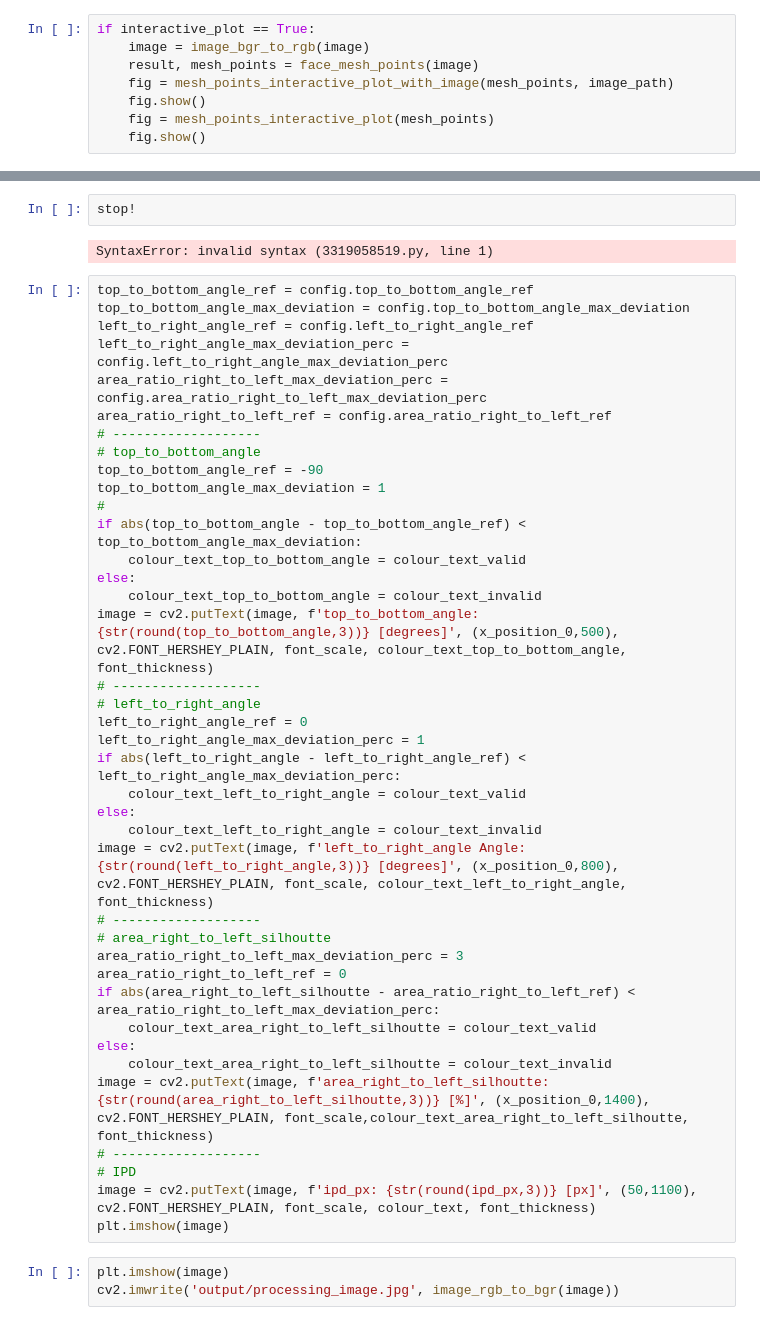
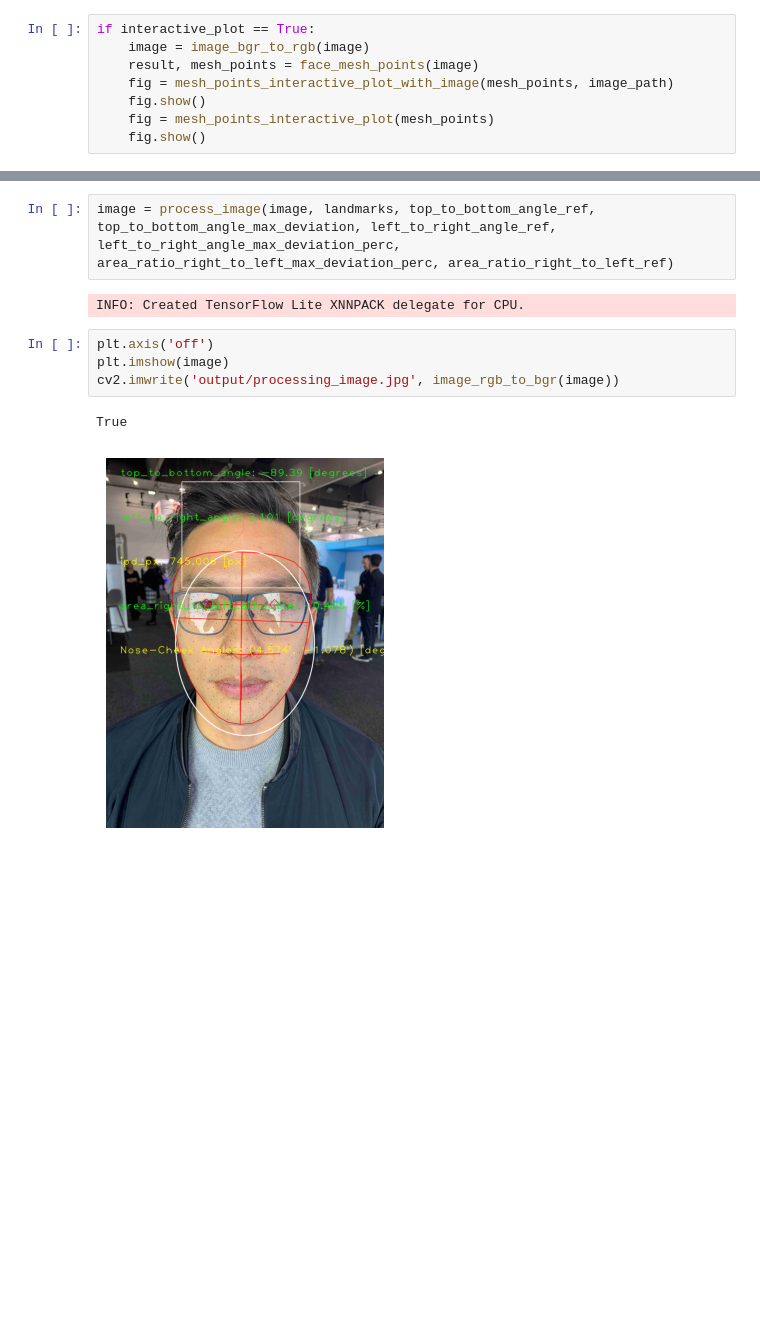
Before and after one commit to Daniel-FD/Data-Science, a Jupyter notebook: Tools/Image_Processing/function_test.ipynb, the cells around one changed output, grey strips where cells are left out. Drawn from its saved outputs; the diff is of its cells as text; blank space fills up the shorter version.

Commit message:
final changes to image_processing
h

```diff
--- a/Tools/Image_Processing/function_test.ipynb
+++ b/Tools/Image_Processing/function_test.ipynb
@@ -63,46 +40,11 @@ INFO: Created TensorFlow Lite XNNPACK delegate for CPU.
-# %%
-stop!
-# %% [output]
-SyntaxError: invalid syntax (3319058519.py, line 1)
-# %%
-top_to_bottom_angle_ref = config.top_to_bottom_angle_ref
-top_to_bottom_angle_max_deviation = config.top_to_bottom_angle_max_deviation
-left_to_right_angle_ref = config.left_to_right_angle_ref
-left_to_right_angle_max_deviation_perc = config.left_to_right_angle_max_deviation_perc
-area_ratio_right_to_left_max_deviation_perc = config.area_ratio_right_to_left_max_deviation_perc
-area_ratio_right_to_left_ref = config.area_ratio_right_to_left_ref
-# -------------------
-# top_to_bottom_angle
-top_to_bottom_angle_ref = -90
-top_to_bottom_angle_max_deviation = 1
-#
-if abs(top_to_bottom_angle - top_to_bottom_angle_ref) < top_to_bottom_angle_max_deviation:
-    colour_text_top_to_bottom_angle = colour_text_valid
-else:
-    colour_text_top_to_bottom_angle = colour_text_invalid
-image = cv2.putText(image, f'top_to_bottom_angle: {str(round(top_to_bottom_angle,3))} [degrees]', (x_position_0,500), cv2.FONT_HERSHEY_PLAIN, font_scale, colour_text_top_to_bottom_angle, font_thickness)
-# -------------------
-# left_to_right_angle
-left_to_right_angle_ref = 0
-left_to_right_angle_max_deviation_perc = 1
-if abs(left_to_right_angle - left_to_right_angle_ref) < left_to_right_angle_max_deviation_perc:
-    colour_text_left_to_right_angle = colour_text_valid
-else:
-    colour_text_left_to_right_angle = colour_text_invalid
-image = cv2.putText(image, f'left_to_right_angle Angle: {str(round(left_to_right_angle,3))} [degrees]', (x_position_0,800), cv2.FONT_HERSHEY_PLAIN, font_scale, colour_text_left_to_right_angle, font_thickness)
-# -------------------
-# area_right_to_left_silhoutte
-area_ratio_right_to_left_max_deviation_perc = 3
-area_ratio_right_to_left_ref = 0
-if abs(area_right_to_left_silhoutte - area_ratio_right_to_left_ref) < area_ratio_right_to_left_max_deviation_perc:
-    colour_text_area_right_to_left_silhoutte = colour_text_valid
-else:
-    colour_text_area_right_to_left_silhoutte = colour_text_invalid
-image = cv2.putText(image, f'area_right_to_left_silhoutte: {str(round(area_right_to_left_silhoutte,3))} [%]', (x_position_0,1400), cv2.FONT_HERSHEY_PLAIN, font_scale,colour_text_area_right_to_left_silhoutte, font_thickness)
-# -------------------
-# IPD
-image = cv2.putText(image, f'ipd_px: {str(round(ipd_px,3))} [px]', (50,1100), cv2.FONT_HERSHEY_PLAIN, font_scale, colour_text, font_thickness)
-plt.imshow(image)
+# %%
+image = process_image(image, landmarks, top_to_bottom_angle_ref, top_to_bottom_angle_max_deviation, left_to_right_angle_ref, left_to_right_angle_max_deviation_perc, area_ratio_right_to_left_max_deviation_perc, area_ratio_right_to_left_ref)
+# %% [output]
+INFO: Created TensorFlow Lite XNNPACK delegate for CPU.
 # %%
+plt.axis('off')
 plt.imshow(image)
 cv2.imwrite('output/processing_image.jpg', image_rgb_to_bgr(image))
+# %% [output]
+True
+[figure, added]
```
Also changed, not shown: parts of 6 cells of this notebook, 8 other files.
